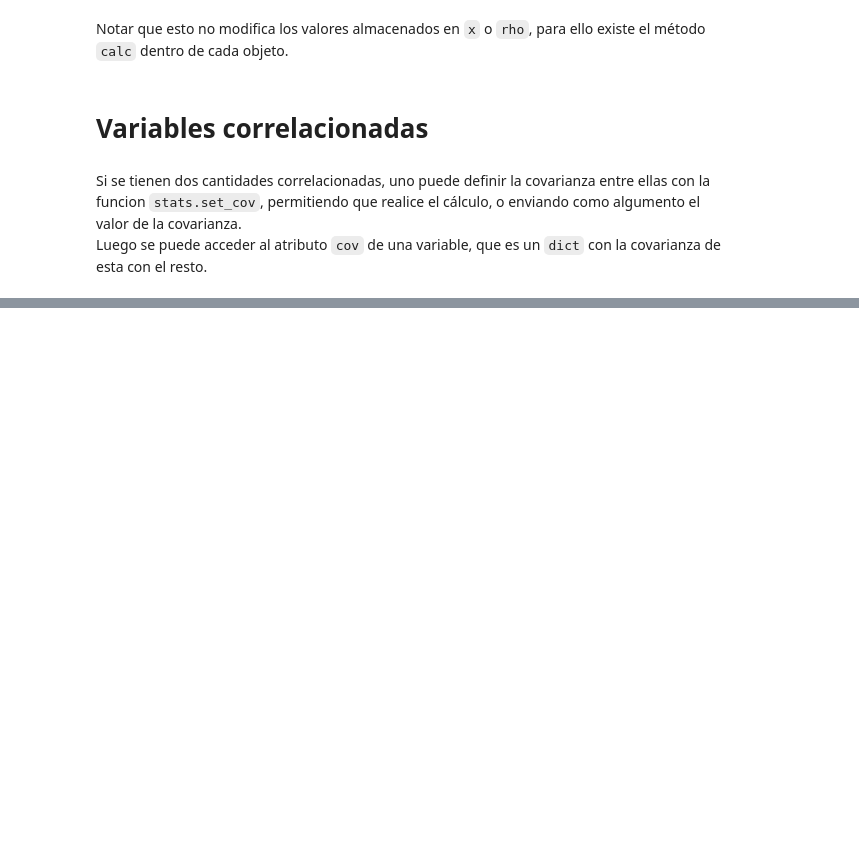
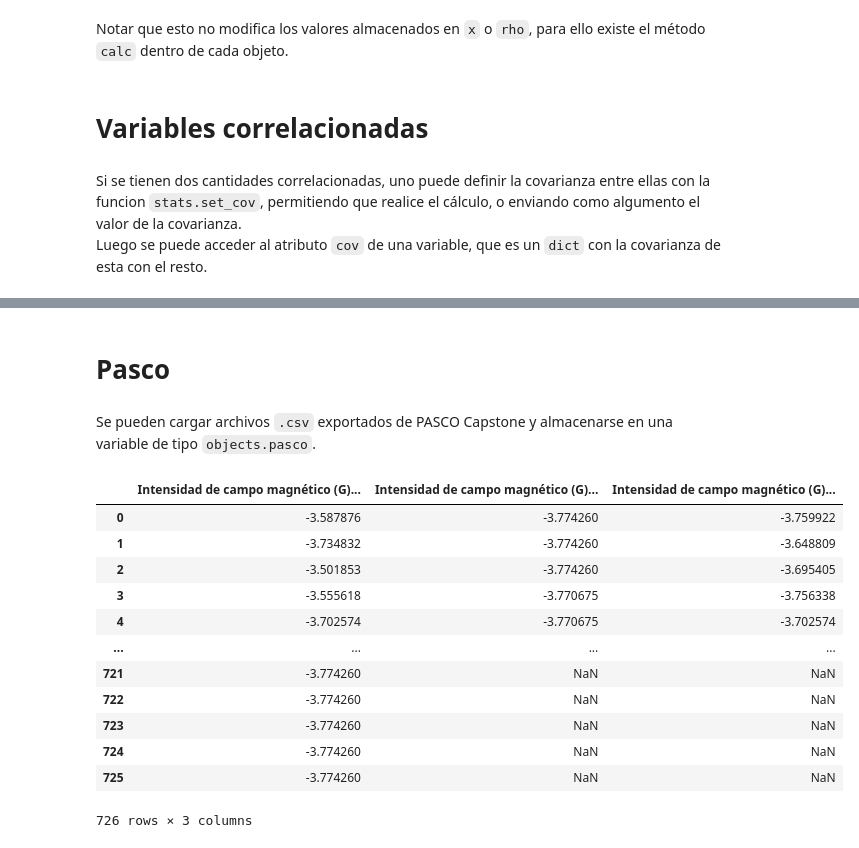
Before and after one commit to nico-tombolato/FormuLab, a Jupyter notebook: Tutorial.ipynb, the cells around one changed output, grey strips where cells are left out. Cells and saved outputs as stored; diff of their text form; code cells hidden in the pictures; blank space fills up the shorter version.

```diff
--- a/Tutorial.ipynb
+++ b/Tutorial.ipynb
@@ -154,0 +258,20 @@ b.cov[a]
+# %% [markdown]
+# Pasco
+# %% [markdown]
+Se pueden cargar archivos `.csv` exportados de PASCO Capstone y almacenarse en una variable de tipo `objects.pasco`.
+# %%
+psc = pasco('pscdata.csv')
+# %% [output]
+|  | Intensidad de campo magnético (G)... | Intensidad de campo magnético (G)... | Intensidad de campo magnético (G)... |
+| 0 | -3.587876 | -3.774260 | -3.759922 |
+| 1 | -3.734832 | -3.774260 | -3.648809 |
+| 2 | -3.501853 | -3.774260 | -3.695405 |
+| 3 | -3.555618 | -3.770675 | -3.756338 |
+| 4 | -3.702574 | -3.770675 | -3.702574 |
+| ... | ... | ... | ... |
+| 721 | -3.774260 | NaN | NaN |
+| 722 | -3.774260 | NaN | NaN |
+| 723 | -3.774260 | NaN | NaN |
+| 724 | -3.774260 | NaN | NaN |
+| 725 | -3.774260 | NaN | NaN |
+726 rows × 3 columns
```
Also changed, not shown: parts of 37 cells of this notebook, 4 other files.
